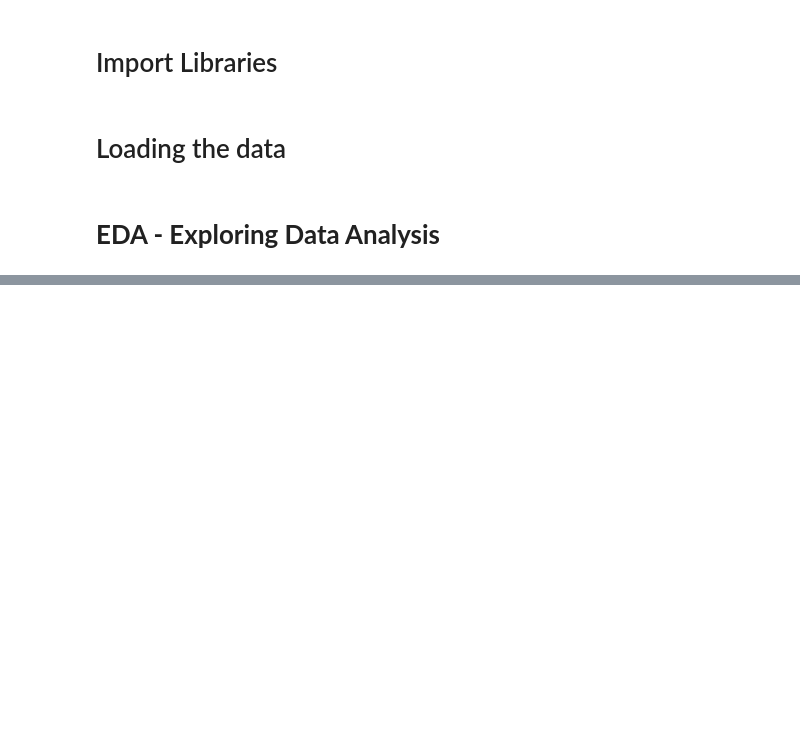
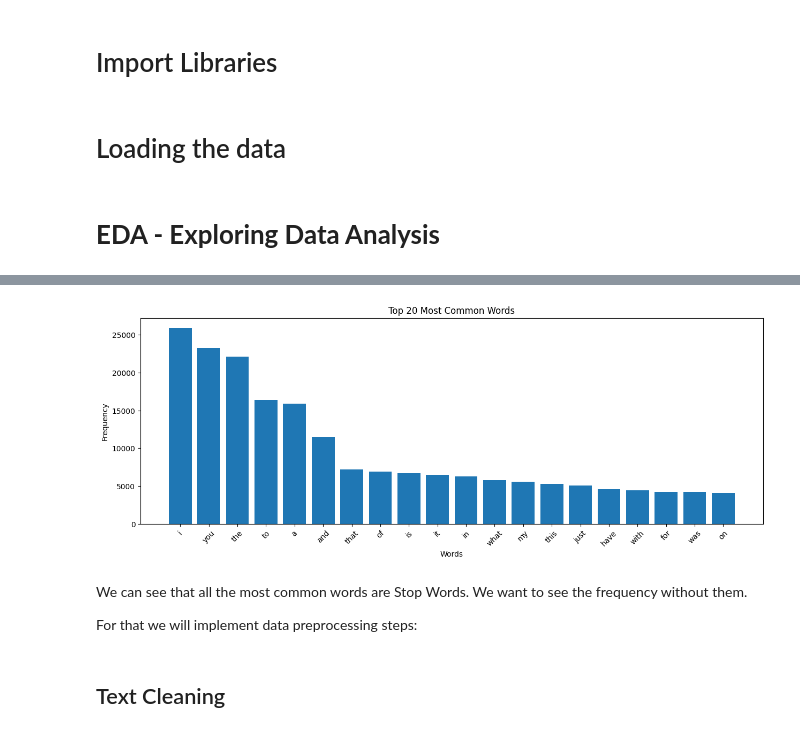
Before and after one commit to EitanBakirov/advanced-ml-dl-course, a Jupyter notebook: Assignment II - NLP/Assignment_II_Group_4.ipynb, the cells around one changed output, grey strips where cells are left out. Cells and saved outputs as stored; diff of their text form; code cells hidden in the pictures; blank space fills up the shorter version.

```diff
--- a/Assignment II - NLP/Assignment_II_Group_4.ipynb
+++ b/Assignment II - NLP/Assignment_II_Group_4.ipynb
@@ -98,0 +112,2 @@ plt.show()
+# %%
+df = full_train_data
@@ -98,0 +152,40 @@ plt.show()
+# %%
+def count_words_custom(col):
+    # Create an empty dictionary to store word counts
+    word_counts = {}
+
+    # Iterate over each row in the column
+    for row in col:
+        # Convert dialogue to lowercase and split into words
+        words = row.lower().split()
+
+        # Iterate over each word in the row
+        for word in words:
+            # Update word count dictionary
+            word_counts[word] = word_counts.get(word, 0) + 1
+
+    # Sort word counts by value in descending order
+    sorted_word_counts = sorted(word_counts.items(), key=lambda x: x[1], reverse=True)
+
+    # Extract top 20 words and their counts
+    top_words = [word for word, count in sorted_word_counts[:20]]
+    top_counts = [count for word, count in sorted_word_counts[:20]]
+
+    # Plot bar chart
+    plt.figure(figsize=(15, 5))
+    plt.bar(top_words, top_counts)
+    plt.xlabel('Words')
+    plt.ylabel('Frequency')
+    plt.title('Top 20 Most Common Words')
+    plt.xticks(rotation=45)
+    plt.show()
+# %%
+count_words_custom(df['Dialogue'])
+# %% [output]
+[figure, added]
+# %% [markdown]
+We can see that all the most common words are Stop Words. We want to see the frequency without them.
+
+For that we will implement data preprocessing steps:
+# %% [markdown]
+## Text Cleaning
```
Also changed, not shown: parts of 28 cells of this notebook.
